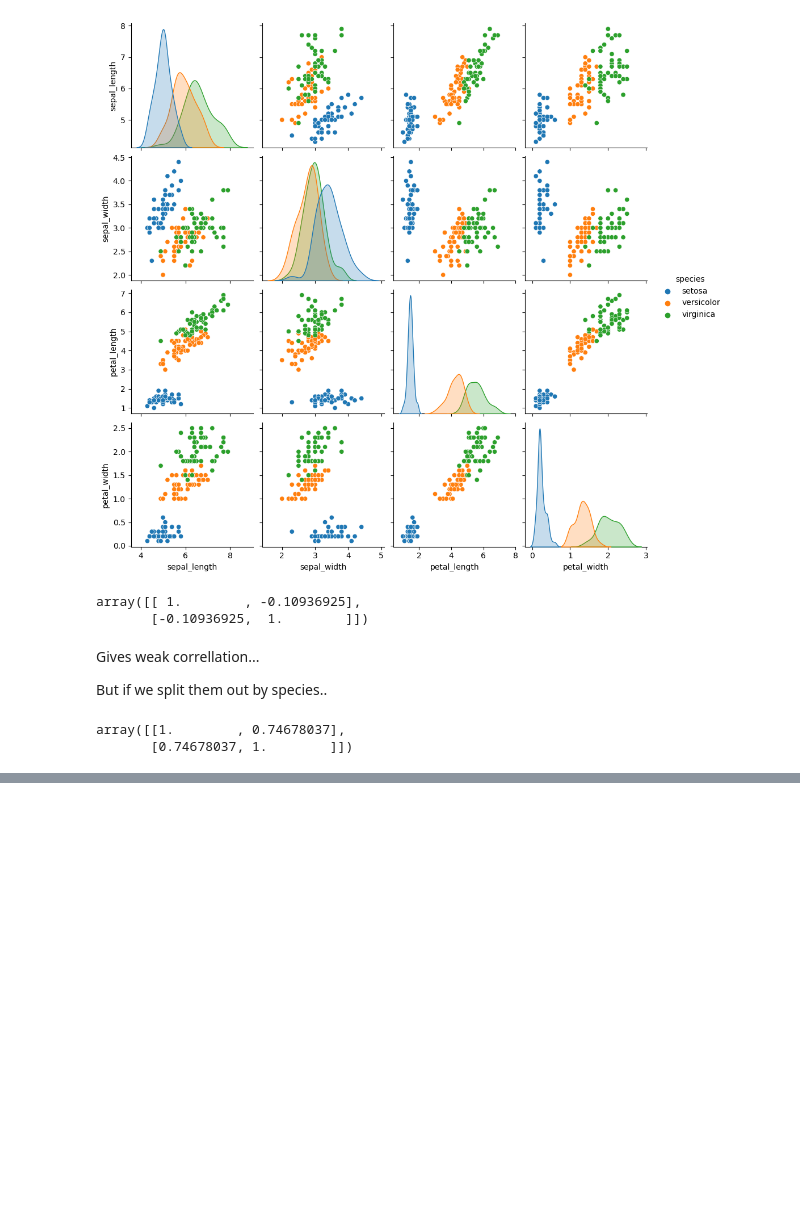
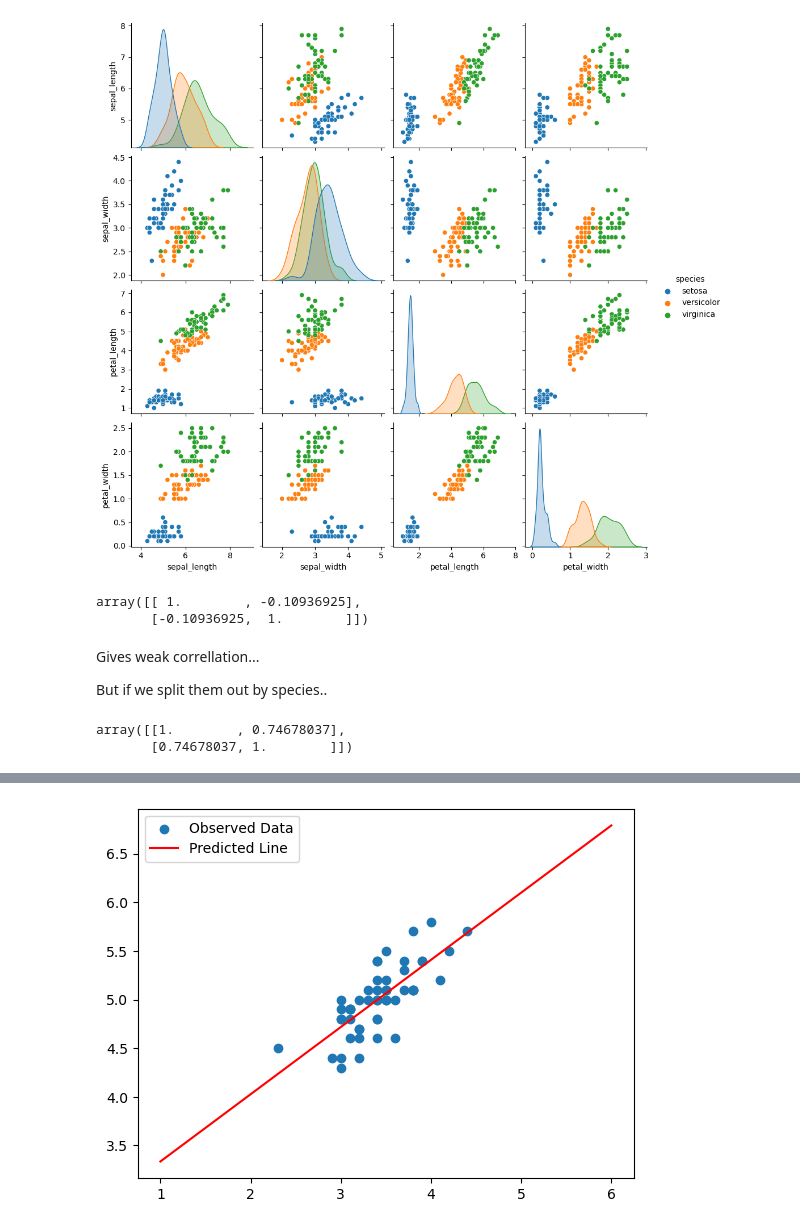
Before and after one commit to PeeBs68/mywork, a Jupyter notebook: prog_da_week7.ipynb, the cells around one changed output, grey strips where cells are left out. Saved outputs shown, nothing was run; the diff lists cells and outputs as text; code cells hidden in the pictures; blank space fills up the shorter version.

```diff
--- a/prog_da_week7.ipynb
+++ b/prog_da_week7.ipynb
@@ -280,0 +357,22 @@ array([[1.        , 0.74678037],
+# %%
+setosaDf = df.loc[df.loc[:,'species']=='setosa']
+verginDf = df.loc[df.loc[:,'species']=='virginica']
+versiDf = df.loc[df.loc[:,'species']=='versicolor']
+# %%
+# Just for setosa
+
+sW = setosaDf['sepal_width'].to_numpy() # Convert dataframe to array
+sL = setosaDf['sepal_length'].to_numpy() # Convert dataframe to array
+sW = sW.reshape(-1,1)
+sL = sL.reshape(-1,1)
+lr = LinearRegression()
+lr.fit(sW, sL)
+sW_test = np.linspace(1,6)
+sW_testShaped = sW_test.reshape(-1,1)
+sL_testPred = lr.predict(sW_testShaped)
+plt.scatter(sW,sL)
+plt.plot(sW_test, sL_testPred, 'r')
+plt.legend(['Observed Data', 'Predicted Line'])
+plt.show()
+# %% [output]
+[figure, added]
```
Also changed, not shown: parts of 26 cells of this notebook.
